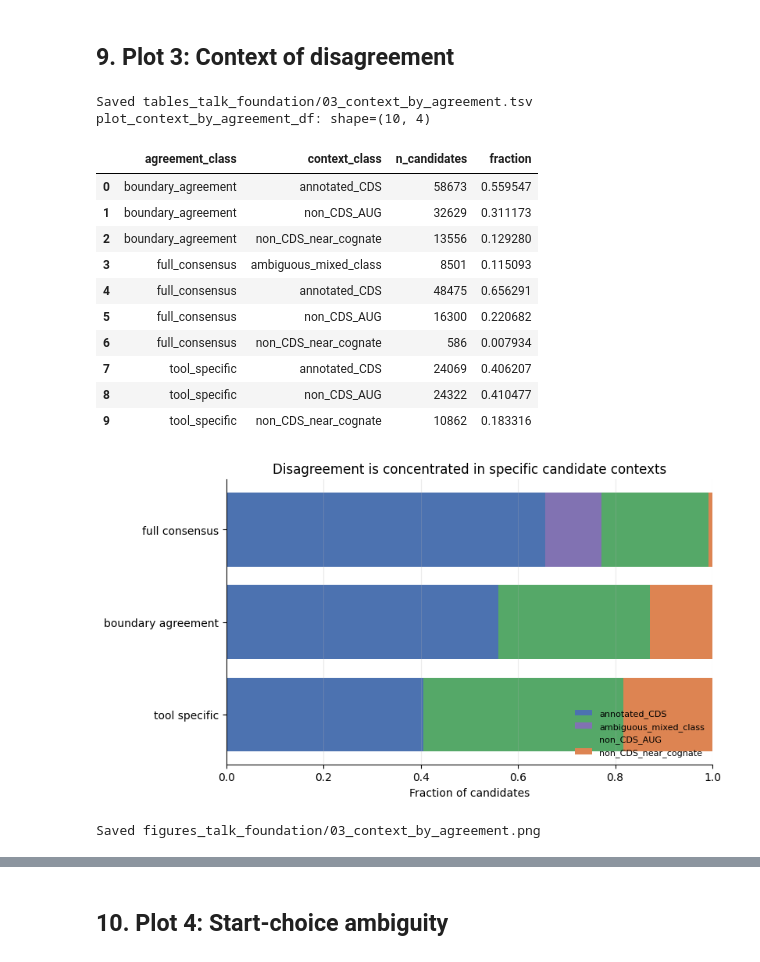
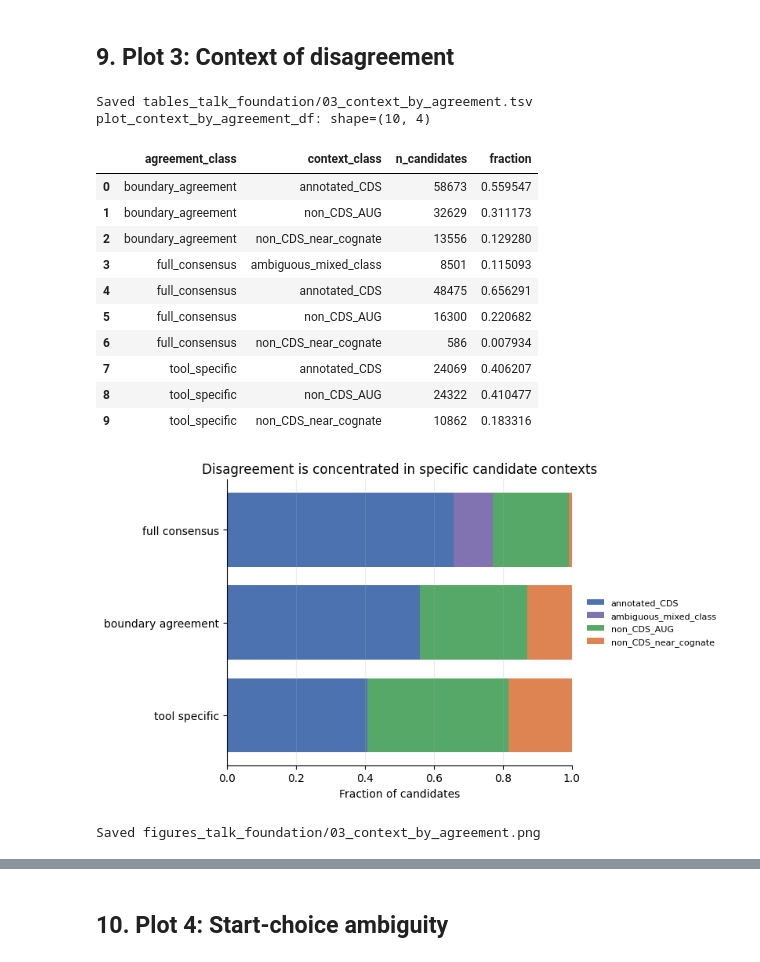
Before and after one commit to Ensembl/ensembl-genes-nf, a Jupyter notebook: pipelines/translon-consensus/scripts/transcode_talk_foundation.ipynb, the cells around one changed output, grey strips where cells are left out. Cells and saved outputs as stored; diff of their text form; code cells hidden in the pictures.

```diff
--- a/pipelines/translon-consensus/scripts/transcode_talk_foundation.ipynb
+++ b/pipelines/translon-consensus/scripts/transcode_talk_foundation.ipynb
@@ -750,32 +1711,38 @@ else:
     left = np.zeros(len(pivot))
     y = np.arange(len(pivot))
     for cls in pivot.columns:
         vals = pivot[cls].values
         ax.barh(y, vals, left=left, color=CONTEXT_COLORS.get(cls, '0.5'), label=cls)
         left += vals
     ax.set_yticks(y)
     ax.set_yticklabels([s.replace('_', ' ') for s in pivot.index])
     ax.invert_yaxis()
     ax.set_xlim(0, 1)
     ax.set_xlabel('Fraction of candidates')
     ax.set_title('Disagreement is concentrated in specific candidate contexts')
     ax.grid(axis='x', alpha=0.25)
     ax.spines[['top', 'right']].set_visible(False)
     ax.legend(frameon=False, fontsize=8, loc='lower right')
+    ax.legend(
+        frameon=False,
+        fontsize=8,
+        loc="center left",
+        bbox_to_anchor=(1.02, 0.5),
+    )
     finish_plot(fig, '03_context_by_agreement.png')
 # %% [output]
 Saved tables_talk_foundation/03_context_by_agreement.tsv
 plot_context_by_agreement_df: shape=(10, 4)
 |  | agreement_class | context_class | n_candidates | fraction |
 | 0 | boundary_agreement | annotated_CDS | 58673 | 0.559547 |
 | 1 | boundary_agreement | non_CDS_AUG | 32629 | 0.311173 |
 | 2 | boundary_agreement | non_CDS_near_cognate | 13556 | 0.129280 |
 | 3 | full_consensus | ambiguous_mixed_class | 8501 | 0.115093 |
 | 4 | full_consensus | annotated_CDS | 48475 | 0.656291 |
 | 5 | full_consensus | non_CDS_AUG | 16300 | 0.220682 |
 | 6 | full_consensus | non_CDS_near_cognate | 586 | 0.007934 |
 | 7 | tool_specific | annotated_CDS | 24069 | 0.406207 |
 | 8 | tool_specific | non_CDS_AUG | 24322 | 0.410477 |
 | 9 | tool_specific | non_CDS_near_cognate | 10862 | 0.183316 |
-[figure, old version]
+[figure, new version]
 Saved figures_talk_foundation/03_context_by_agreement.png
```
Also changed, not shown: parts of 46 cells of this notebook.
